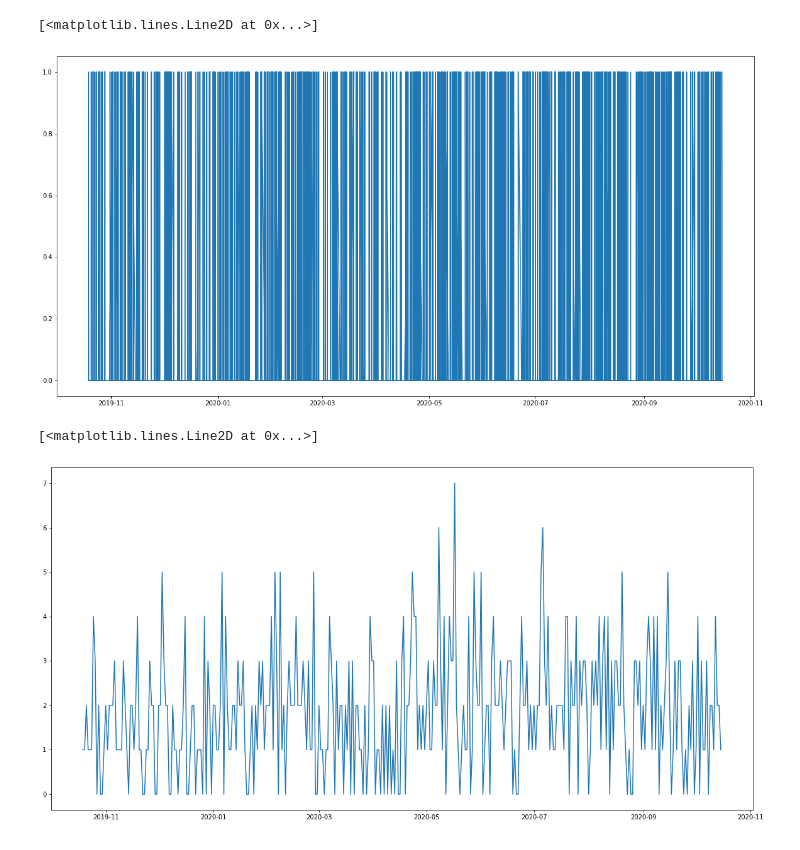
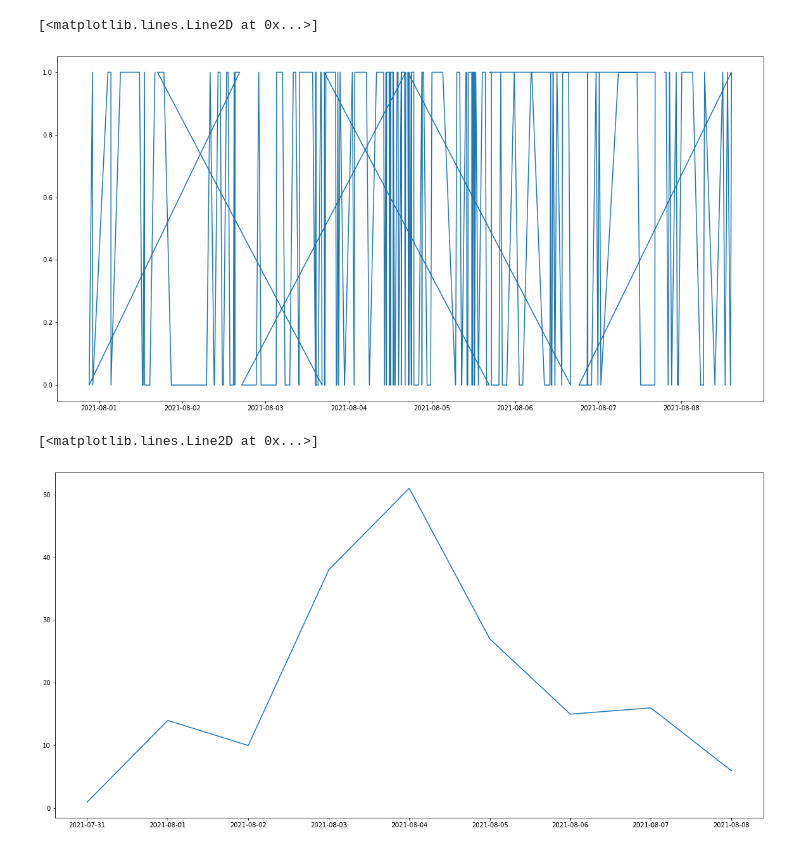
Before and after one commit to asmithh/infograffiti, a Jupyter notebook: dataviz.ipynb, the cells around one changed output. Drawn from its saved outputs; the diff is of its cells as text; code cells hidden in the pictures.

```diff
--- a/dataviz.ipynb
+++ b/dataviz.ipynb
@@ -9,7 +9,7 @@ import pandas as pd
 
 # load your dataset here! it should be formatted as this notebook assumes,
 # and things should run without too much wrangling on your part!
-# d = pickle.load(open('reddit_info_dict_final.pkl', 'rb'))
+d = pickle.load(open('reddit_info_dict_final.pkl', 'rb'))
 # %%
 # unpacking the data we saved earlier
 dt_created = d['dt_created']
@@ -160,6 +145,6 @@ Counter({1: 8931, 2: 385, 3: 36, 4: 12, 5: 3, 50: 1, 7: 1})
 # %%
 # now for a little bit of natural language processing and pandas!
-keyword = 'facebook'
+keyword = 'gme'
 
 df = pd.DataFrame({'title': titles, 'texts': texts, 'ts': ts_created})
 # %%
@@ -179,7 +164,7 @@ df.head(5)
 
 # lambda expressions are like little mini functions.
 # they're really handy when you want to do a function on a column and get a column back that aligns with your previous column.
-df['combined_text_lowercase'] = df.apply(lambda x: x.title + x.texts, axis=1)
+df['combined_text_lowercase'] = df.apply(lambda x: x.title.lower() + x.texts.lower(), axis=1)
 df['{}_present'.format(keyword)] = df['combined_text_lowercase'].apply(lambda x: keyword in x)
 # %%
 # wow, more columns!
@@ -194,12 +179,12 @@ df.head(5)
 # %%
 # let's try another small task: how often is your keyword mentioned over time?
 # if we plot it right now, what will happen?
 
-plt.plot(df['ts'], df['facebook_present'])
+plt.plot(df['ts'], df['gme_present'])
 # not quite what we wanted, right?
 # %% [output]
 [<matplotlib.lines.Line2D at 0x...>]
-[figure, old version]
+[figure, new version]
 # %%
 # let's group by day - that's a manageable grouping.
 # first, let's round to the nearest day.
@@ -220,5 +205,5 @@ plt.plot(dates, num_keyword_mentions)
 # can you make a function that does all the stuff we just did?
 # %% [output]
 [<matplotlib.lines.Line2D at 0x...>]
-[figure, old version]
+[figure, new version]
 # %%
```
Also changed, not shown: parts of 13 cells of this notebook, 2 other files.
